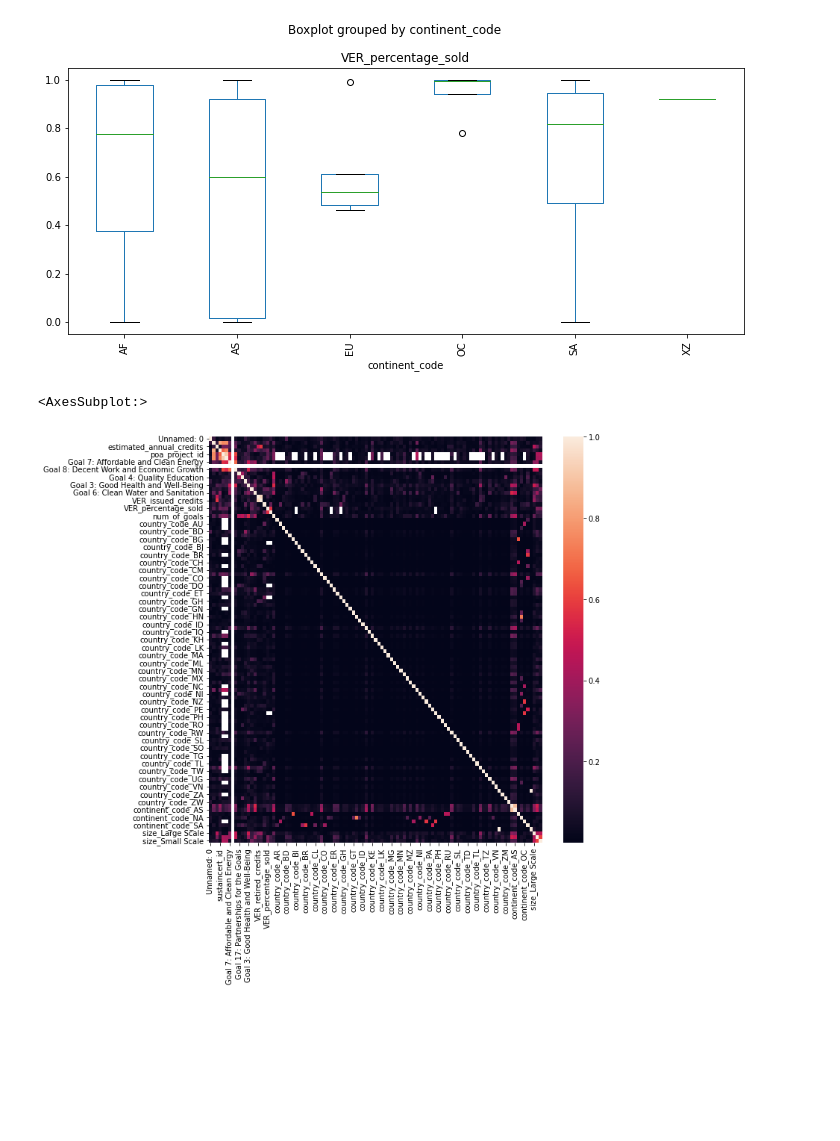
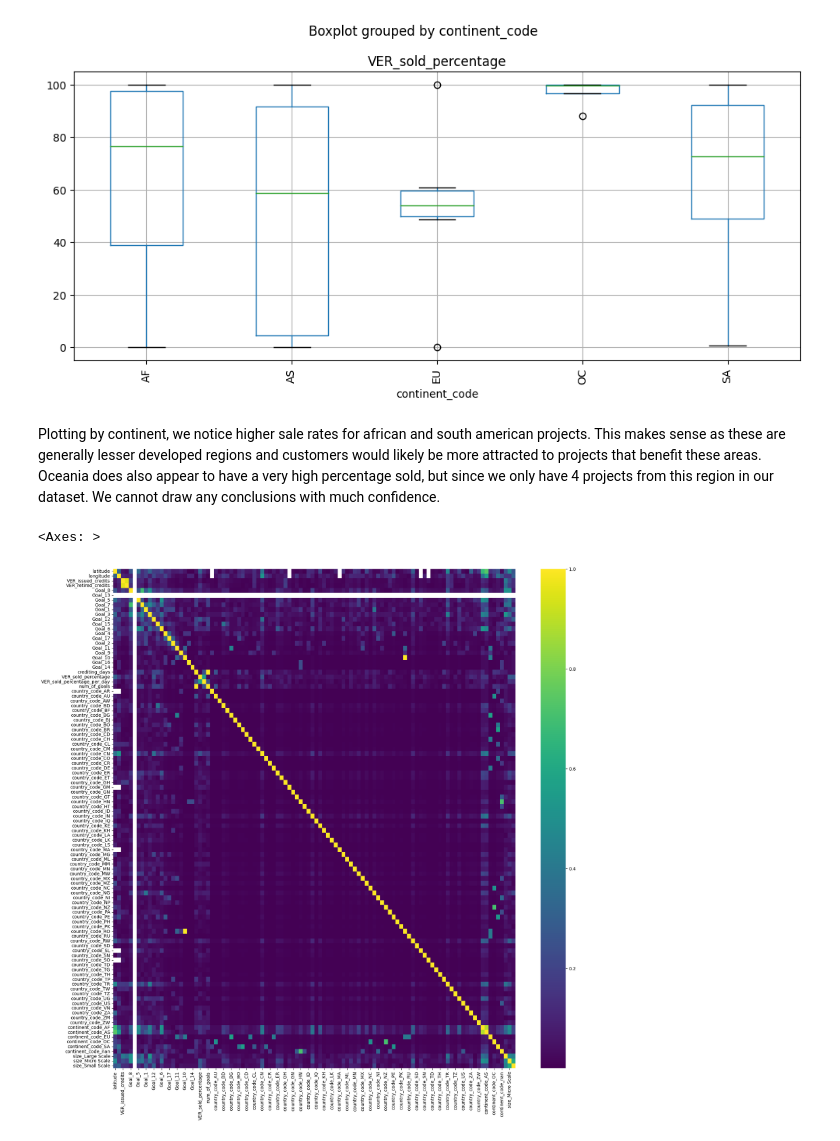
Before and after one commit to balendra-singh/ads_earthchain, a Jupyter notebook: notebooks/EDA.ipynb, the cells around one changed output. Cells and saved outputs as stored; diff of their text form; code cells hidden in the pictures; blank space fills up the shorter version.

```diff
--- a/notebooks/EDA.ipynb
+++ b/notebooks/EDA.ipynb
@@ -7,4 +9,5 @@ import seaborn as sns
 # %%
-data=pd.read_csv('prepped_data.csv')
+data=pd.read_csv(("../data/transformed/transform.csv"))
+data.drop(data[data['VER_issued_credits']==0].index,inplace=True)
 data
 # %% [output]
@@ -42 +46,3 @@ Text(0.5, 1.0, 'VER Percentage Credits Sold')
+# %%
+data['num_of_goals']=np.sum(data.iloc[:,27:44],axis=1)
 # %%
@@ -74,17 +103,30 @@ plt.show()
 # %%
 #projects in europe seem to have a lower change of selling than otheres
 #oceania and international waters have very high number, but we do not have many projects in these regions to make concrete analysis of this
-data.boxplot('VER_percentage_sold',by='continent_code',figsize=(10,5))
+data.boxplot('VER_sold_percentage',by='continent_code',figsize=(10,5))
 plt.tight_layout()
 plt.xticks(rotation=90)
-plt.grid(b=None)
 plt.show()
 # %% [output]
-[figure, old version]
+[figure, new version]
+# %% [markdown]
+Plotting by continent, we notice higher sale rates for african and south american projects. This makes sense as these are generally lesser developed regions and customers would likely be more attracted to projects that benefit these areas.
+Oceania does also appear to have a very high percentage sold, but since we only have 4 projects from this region in our dataset. We cannot draw any conclusions with much confidence.
+# %%
+import sklearn.preprocessing as preprocessing
+
+CountryEncoder=preprocessing.OneHotEncoder(sparse=False)
+CountryEncoder.fit(data[['country_code']])
+data[CountryEncoder.get_feature_names_out()]=CountryEncoder.transform(data[['country_code']])
+ContinentEncoder=preprocessing.OneHotEncoder(sparse=False)
+ContinentEncoder.fit(data[['continent_code']])
+data[ContinentEncoder.get_feature_names_out()]=ContinentEncoder.transform(data[['continent_code']])
+SizeEncoder=preprocessing.OneHotEncoder(sparse=False)
+SizeEncoder.fit(data[['size']])
+data[SizeEncoder.get_feature_names_out()]=SizeEncoder.transform(data[['size']])
 # %%
-plt.figure(figsize=(10,10))
-sns.heatmap(data.corr().abs())
-#Most variables are not heavily correlated with each other, those that are will be explored in model fitting.
+plt.figure(figsize=(20,20))
+sns.heatmap(data.drop(['id','estimated_annual_credits','sustaincert_id','poa_project_id','poa_project_sustaincert_id'],axis=1).corr().abs(),cmap='viridis')
 # %% [output]
-<AxesSubplot:>
+<Axes: >
-[figure, old version]
+[figure, new version]
```
Also changed, not shown: parts of 13 cells of this notebook, 2 other files.
